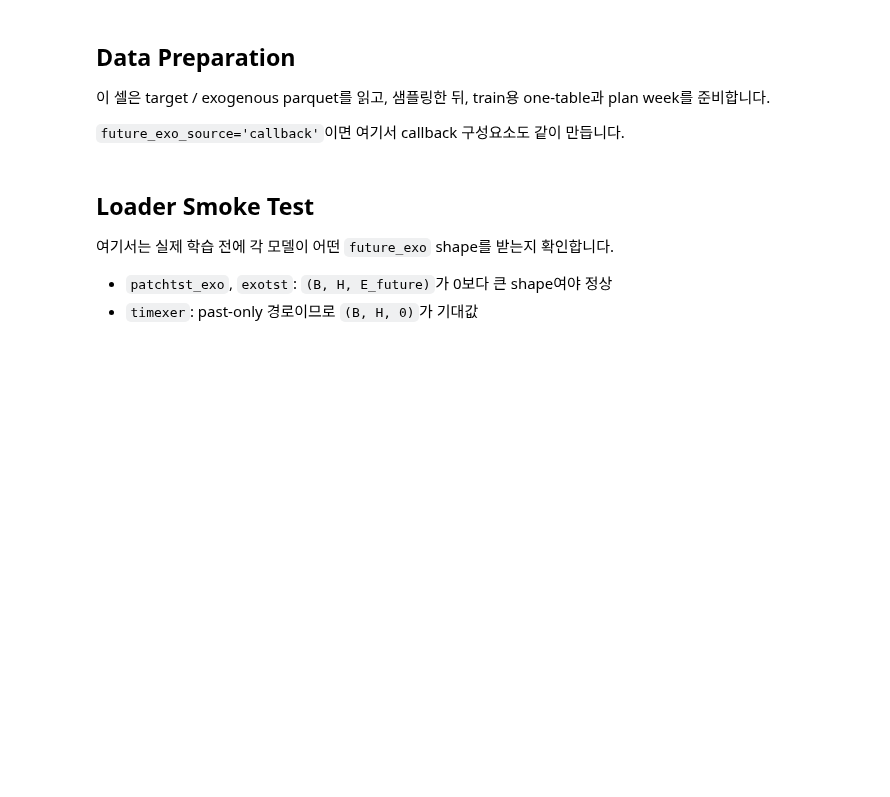
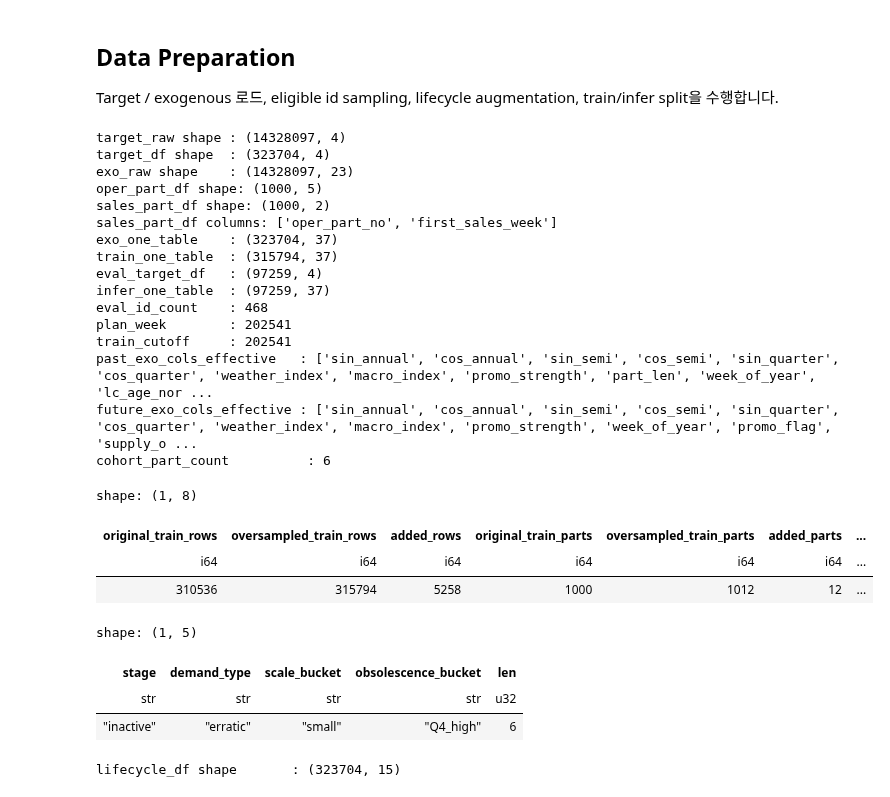
Before and after one commit to LeeKwanHyeong/ts_forecaster_lib, a Jupyter notebook: src/model_test/exogenous_test/exogenous_model_ab_test.ipynb, the cells around one changed output. Saved outputs shown, nothing was run; the diff lists cells and outputs as text; code cells hidden in the pictures; blank space fills up the shorter version.

```diff
--- a/src/model_test/exogenous_test/exogenous_model_ab_test.ipynb
+++ b/src/model_test/exogenous_test/exogenous_model_ab_test.ipynb
@@ -278,9 +308,6 @@ if device_note:
-# %% [markdown]
-## Data Preparation
-
-이 셀은 target / exogenous parquet를 읽고, 샘플링한 뒤, train용 one-table과 plan week를 준비합니다.
-
-`future_exo_source='callback'`이면 여기서 callback 구성요소도 같이 만듭니다.
+# %% [markdown]
+## Data Preparation
+Target / exogenous 로드, eligible id sampling, lifecycle augmentation, train/infer split을 수행합니다.
 # %%
 from model_test.model_test_utils import yyyyww_to_monday
 import math
@@ -538,6 +565,7 @@ target_df = prepare_target_df(
 exo_source = resolve_exo_source(TARGET_EXO_SOURCE, EXO_SOURCE_FALLBACK)
 exo_raw = load_polars_table(exo_source, exo_source.name)
 selected_ids = target_df.select(pl.col(ID_COL).cast(pl.String)).unique().sort(ID_COL).get_column(ID_COL).to_list()
+part_profile_df = build_part_profile_buckets(load_part_profile_df(selected_ids, analytics_paths))
 oper_part_df, sales_part_df = load_lifecycle_master_frames(selected_ids)
 
 lifecycle_df = None
@@ -606,6 +634,32 @@ plan_week = resolve_single_plan_week(
 )
 train_cutoff = int(plan_week)
 train_one_table = exo_one_table.filter(pl.col(DATE_COL) < train_cutoff)
+cohort_part_df = pl.DataFrame()
+cohort_oversample_summary_df = pl.DataFrame()
+if use_cohort_oversampling:
+    cohort_part_df = select_target_cohort_parts(
+        part_profile_df,
+        source_id_col='oper_part_no',
+        scale_buckets=cohort_scale_buckets,
+        demand_types=cohort_demand_types,
+        obsolescence_buckets=cohort_obsolescence_buckets,
+        require_tail_stage=cohort_require_tail_stage,
+    )
+    train_one_table = oversample_train_df_with_synthetic_ids(
+        train_one_table,
+        cohort_part_df,
+        id_col=ID_COL,
+        cohort_id_col='oper_part_no',
+        extra_copies=cohort_oversample_copies,
+    )
+    cohort_oversample_summary_df = build_cohort_oversampling_summary(
+        exo_one_table.filter(pl.col(DATE_COL) < train_cutoff),
+        train_one_table,
+        cohort_part_df,
+        id_col=ID_COL,
+        cohort_id_col='oper_part_no',
+        extra_copies=cohort_oversample_copies,
+    )
 eval_ids = select_eval_ids_with_full_actual_coverage(
     target_df,
     id_col=ID_COL,
@@ -636,37 +690,66 @@ print('target_df shape  :', target_df.shape)
 print('exo_raw shape    :', exo_raw.shape)
 print('oper_part_df shape:', oper_part_df.shape)
 print('sales_part_df shape:', sales_part_df.shape)
 print('sales_part_df columns:', sales_part_df.columns)
 print('exo_one_table    :', exo_one_table.shape)
 print('train_one_table  :', train_one_table.shape)
 print('eval_target_df   :', eval_target_df.shape)
 print('infer_one_table  :', infer_one_table.shape)
 print('eval_id_count    :', len(eval_ids))
 print('plan_week        :', plan_week)
 print('train_cutoff     :', train_cutoff)
 print('past_exo_cols_effective   :', past_exo_cont_cols_effective)
 print('future_exo_cols_effective :', future_exo_cont_cols_effective)
+if use_cohort_oversampling:
+    print('cohort_part_count          :', cohort_part_df.height)
+    if cohort_oversample_summary_df.height > 0:
+        display(cohort_oversample_summary_df)
+        display(
+            cohort_part_df.group_by(['stage', 'demand_type', 'scale_bucket', 'obsolescence_bucket'])
+            .len()
+            .sort('len', descending=True)
+            .head(20)
+        )
 if use_lifecycle_future_features or use_lifecycle_past_features:
     print('lifecycle_df shape       :', lifecycle_df.shape)
     if show_lifecycle_profile:
         lifecycle_profile_df = (
             target_df.select([ID_COL, DATE_COL, Y_COL])
             .join(lifecycle_df, on=[ID_COL, DATE_COL], how='left')
             .with_columns(((pl.col('lc_age_log1p') * 10).floor() * 4).cast(pl.Int64).alias('age_bucket_proxy'))
             .group_by('age_bucket_proxy')
             .agg([
                 pl.len().alias('n_rows'),
                 pl.col(Y_COL).mean().alias('mean_qty'),
                 pl.col(Y_COL).median().alias('median_qty'),
                 pl.col(Y_COL).quantile(0.9).alias('p90_qty'),
             ])
             .sort('age_bucket_proxy')
         )
         display(lifecycle_profile_df.head(20))
+# %% [output]
+target_raw shape : (14328097, 4)
+target_df shape  : (323704, 4)
+exo_raw shape    : (14328097, 23)
+oper_part_df shape: (1000, 5)
+sales_part_df shape: (1000, 2)
+sales_part_df columns: ['oper_part_no', 'first_sales_week']
+exo_one_table    : (323704, 37)
+train_one_table  : (315794, 37)
+eval_target_df   : (97259, 4)
+infer_one_table  : (97259, 37)
+eval_id_count    : 468
+plan_week        : 202541
+train_cutoff     : 202541
+past_exo_cols_effective   : ['sin_annual', 'cos_annual', 'sin_semi', 'cos_semi', 'sin_quarter', 'cos_quarter', 'weather_index', 'macro_index', 'promo_strength', 'part_len', 'week_of_year', 'lc_age_nor ...
+future_exo_cols_effective : ['sin_annual', 'cos_annual', 'sin_semi', 'cos_semi', 'sin_quarter', 'cos_quarter', 'weather_index', 'macro_index', 'promo_strength', 'week_of_year', 'promo_flag', 'supply_o ...
+cohort_part_count          : 6
+shape: (1, 8)
+| original_train_rows | oversampled_train_rows | added_rows | original_train_parts | oversampled_train_parts | added_parts | ... |
+| i64 | i64 | i64 | i64 | i64 | i64 | ... |
+| 310536 | 315794 | 5258 | 1000 | 1012 | 12 | ... |
+shape: (1, 5)
+| stage | demand_type | scale_bucket | obsolescence_bucket | len |
+| str | str | str | str | u32 |
+| "inactive" | "erratic" | "small" | "Q4_high" | 6 |
+lifecycle_df shape       : (323704, 15)
-# %% [markdown]
-## Loader Smoke Test
-
-여기서는 실제 학습 전에 각 모델이 어떤 `future_exo` shape를 받는지 확인합니다.
-
-- `patchtst_exo`, `exotst`: `(B, H, E_future)`가 0보다 큰 shape여야 정상
-- `timexer`: past-only 경로이므로 `(B, H, 0)`가 기대값
```
Also changed, not shown: parts of 21 cells of this notebook, 5 other files.
